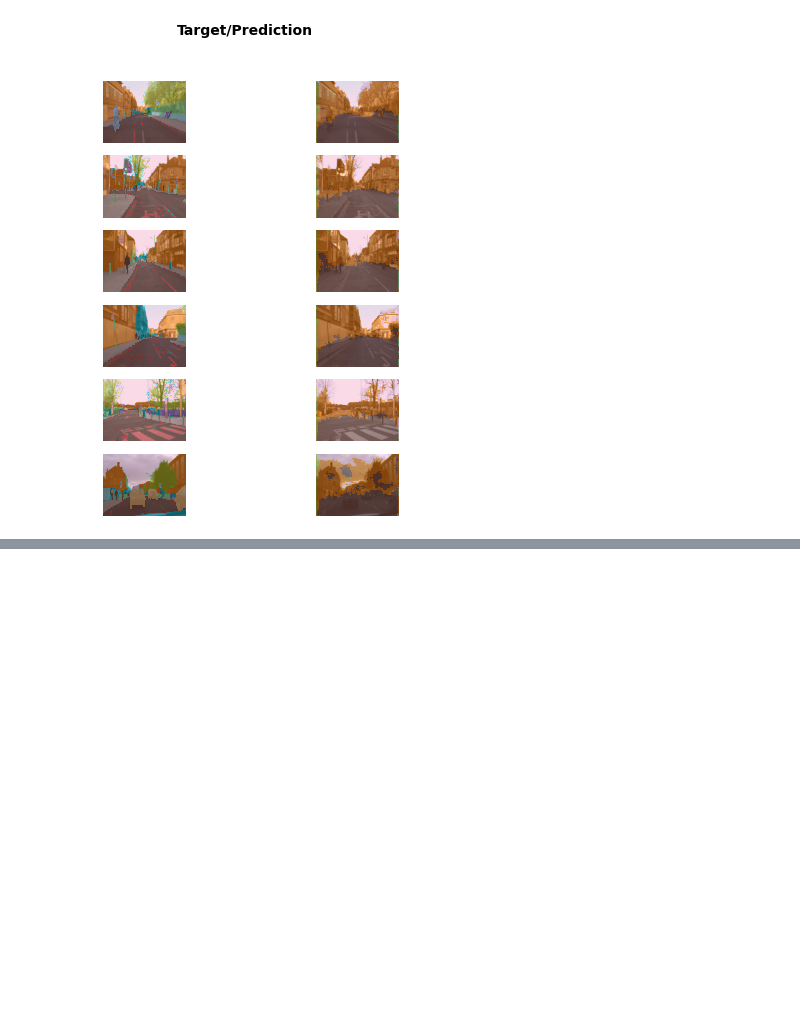
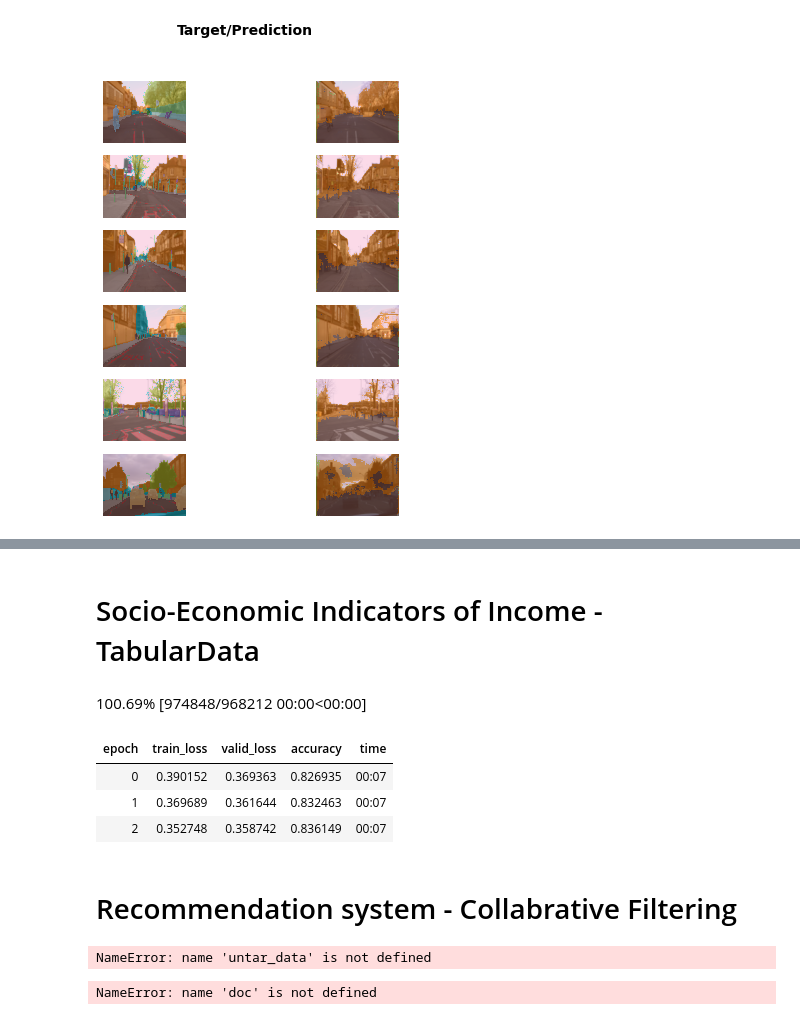
Before and after one commit to omergilani/FastAI_Book_WalkThrough, a Jupyter notebook: fastaibook-chap1.ipynb, the cells around one changed output, grey strips where cells are left out. Drawn from its saved outputs; the diff is of its cells as text; code cells hidden in the pictures; blank space fills up the shorter version.

```diff
--- a/fastaibook-chap1.ipynb
+++ b/fastaibook-chap1.ipynb
@@ -112,0 +160,2 @@ learn.show_results(max_n=6, figsize=(7,8))
+# %% [markdown]
+# Socio-Economic Indicators of Income - TabularData
@@ -112,0 +164,20 @@ learn.show_results(max_n=6, figsize=(7,8))
+# %%
+path = untar_data(URLs.ADULT_SAMPLE)
+# %% [output]
+100.69% [974848/968212 00:00<00:00]
+# %%
+dls = TabularDataLoaders.from_csv(path/'adult.csv', path=path, y_names='salary',
+                                cat_names = ['workclass', 'education', 'marital-status', 'occupation', 'relationship', 'race'],
+                                 cont_names = ['age', 'fnlwgt', 'education-num'],
+                                 procs = [Categorify, FillMissing, Normalize])
+# %%
+learn = tabular_learner(dls, metrics=accuracy)
+# %%
+learn.fit_one_cycle(3)
+# %% [output]
+| epoch | train_loss | valid_loss | accuracy | time |
+| 0 | 0.390152 | 0.369363 | 0.826935 | 00:07 |
+| 1 | 0.369689 | 0.361644 | 0.832463 | 00:07 |
+| 2 | 0.352748 | 0.358742 | 0.836149 | 00:07 |
+# %% [markdown]
+# Recommendation system - Collabrative Filtering
@@ -112,0 +186,8 @@ learn.show_results(max_n=6, figsize=(7,8))
+# %%
+path = untar_data(URLs.ML_SAMPLE) # MovieLens Dataset
+# %% [output]
+NameError: name 'untar_data' is not defined
+# %%
+doc(untar_data)
+# %% [output]
+NameError: name 'doc' is not defined
```
Also changed, not shown: parts of 12 cells of this notebook.
